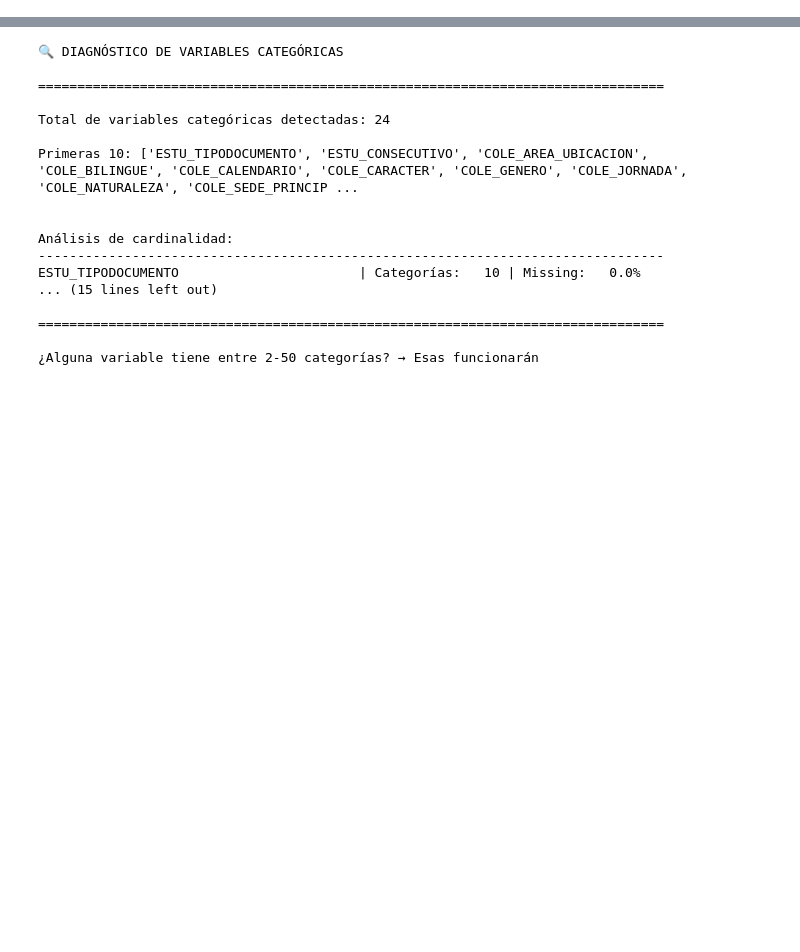
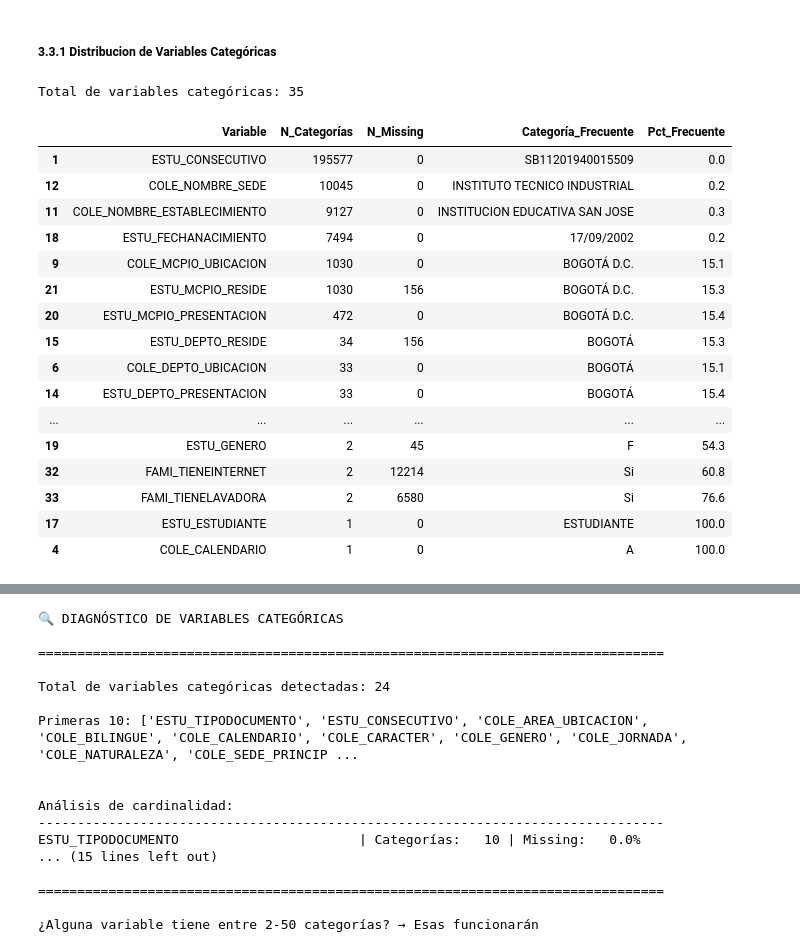
Before and after one commit to flaviofuego/Ia_EDA_analysis, a Jupyter notebook: notebooks/seccion1.ipynb, the cells around one changed output, grey strips where cells are left out. Cells and saved outputs as stored; diff of their text form; code cells hidden in the pictures; blank space fills up the shorter version.

```diff
--- a/notebooks/seccion1.ipynb
+++ b/notebooks/seccion1.ipynb
@@ -1239,0 +520,43 @@ PUNT_SOCIALES_CIUDADANAS     0.6986        0.0      0.6470         0.0     21757
+# %% [markdown]
+##### 3.3.1 Distribucion de Variables Categóricas
+# %%
+categorical_cols = df.select_dtypes(include=['object']).columns.tolist()
+print(f"Total de variables categóricas: {len(categorical_cols)}\n")
+
+# Analizar cardinalidad
+cat_summary = []
+for col in categorical_cols:
+    n_unique = df[col].nunique()
+    n_missing = df[col].isnull().sum()
+    most_common = df[col].mode()[0] if n_unique > 0 else "N/A"
+    most_common_pct = (df[col].value_counts().iloc[0] / df[col].notna().sum() * 100) if n_unique > 0 else 0
+
+    cat_summary.append({
+        'Variable': col,
+        'N_Categorías': n_unique,
+        'N_Missing': n_missing,
+        'Categoría_Frecuente': most_common,
+        'Pct_Frecuente': round(most_common_pct, 1)
+    })
+
+cat_df = pd.DataFrame(cat_summary).sort_values('N_Categorías', ascending=False)
+display(cat_df)
+# %% [output]
+Total de variables categóricas: 35
+|  | Variable | N_Categorías | N_Missing | Categoría_Frecuente | Pct_Frecuente |
+| 1 | ESTU_CONSECUTIVO | 195577 | 0 | SB11201940015509 | 0.0 |
+| 12 | COLE_NOMBRE_SEDE | 10045 | 0 | INSTITUTO TECNICO INDUSTRIAL | 0.2 |
+| 11 | COLE_NOMBRE_ESTABLECIMIENTO | 9127 | 0 | INSTITUCION EDUCATIVA SAN JOSE | 0.3 |
+| 18 | ESTU_FECHANACIMIENTO | 7494 | 0 | 17/09/2002 | 0.2 |
+| 9 | COLE_MCPIO_UBICACION | 1030 | 0 | BOGOTÁ D.C. | 15.1 |
+| 21 | ESTU_MCPIO_RESIDE | 1030 | 156 | BOGOTÁ D.C. | 15.3 |
+| 20 | ESTU_MCPIO_PRESENTACION | 472 | 0 | BOGOTÁ D.C. | 15.4 |
+| 15 | ESTU_DEPTO_RESIDE | 34 | 156 | BOGOTÁ | 15.3 |
+| 6 | COLE_DEPTO_UBICACION | 33 | 0 | BOGOTÁ | 15.1 |
+| 14 | ESTU_DEPTO_PRESENTACION | 33 | 0 | BOGOTÁ | 15.4 |
+| ... | ... | ... | ... | ... | ... |
+| 19 | ESTU_GENERO | 2 | 45 | F | 54.3 |
+| 32 | FAMI_TIENEINTERNET | 2 | 12214 | Si | 60.8 |
+| 33 | FAMI_TIENELAVADORA | 2 | 6580 | Si | 76.6 |
+| 17 | ESTU_ESTUDIANTE | 1 | 0 | ESTUDIANTE | 100.0 |
+| 4 | COLE_CALENDARIO | 1 | 0 | A | 100.0 |
```
Also changed, not shown: parts of 69 cells of this notebook, 1 other file.
